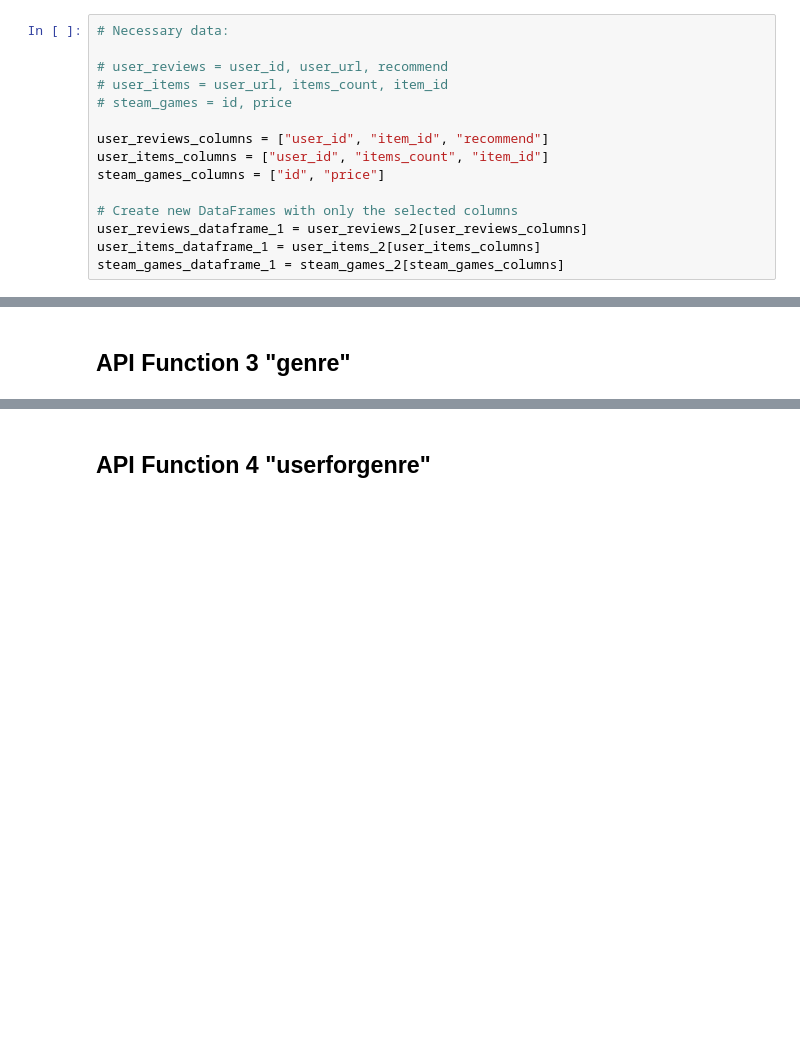
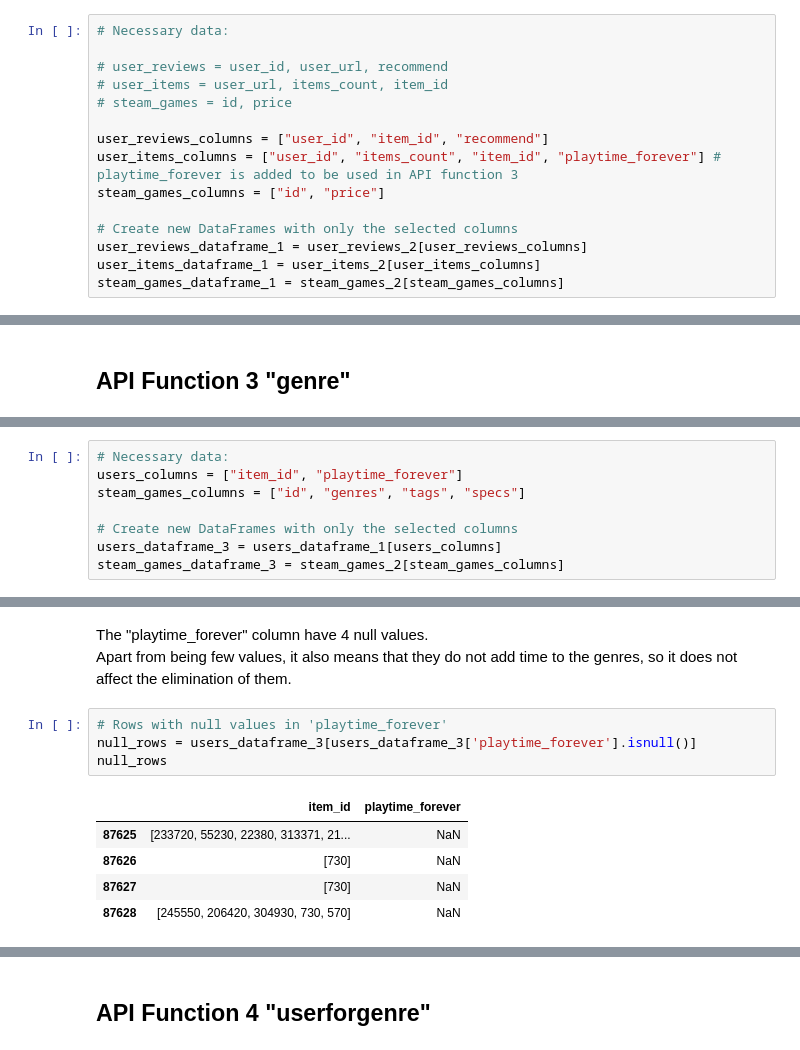
Before and after one commit to ronniefuertes/game-recommendation-system, a Jupyter notebook: eda/data_analysis.ipynb, the cells around one changed output, grey strips where cells are left out. Cells and saved outputs as stored; diff of their text form; blank space fills up the shorter version.

Commit message:
API function
3rd function

```diff
--- a/eda/data_analysis.ipynb
+++ b/eda/data_analysis.ipynb
@@ -378,7 +448,7 @@ Index(['publisher', 'genres', 'app_name', 'title', 'url', 'release_date',
 # steam_games = id, price
 
 user_reviews_columns = ["user_id", "item_id", "recommend"]
-user_items_columns = ["user_id", "items_count", "item_id"]
+user_items_columns = ["user_id", "items_count", "item_id", "playtime_forever"] # playtime_forever is added to be used in API function 3
 steam_games_columns = ["id", "price"]
 
 # Create new DataFrames with only the selected columns
@@ -598,0 +689,8 @@ user_reviews_dataframe_2.to_csv('../api/datasets/user_data_2.csv', index=False)
+# %%
+# Necessary data:
+users_columns = ["item_id", "playtime_forever"]
+steam_games_columns = ["id", "genres", "tags", "specs"]
+
+# Create new DataFrames with only the selected columns
+users_dataframe_3 = users_dataframe_1[users_columns]
+steam_games_dataframe_3 = steam_games_2[steam_games_columns]
@@ -598,0 +711,13 @@ user_reviews_dataframe_2.to_csv('../api/datasets/user_data_2.csv', index=False)
+# %% [markdown]
+The "playtime_forever" column have 4 null values.<br>
+Apart from being few values, it also means that they do not add time to the genres, so it does not affect the elimination of them.
+# %%
+# Rows with null values in 'playtime_forever'
+null_rows = users_dataframe_3[users_dataframe_3['playtime_forever'].isnull()]
+null_rows
+# %% [output]
+|  | item_id | playtime_forever |
+| 87625 | [233720, 55230, 22380, 313371, 21... | NaN |
+| 87626 | [730] | NaN |
+| 87627 | [730] | NaN |
+| 87628 | [245550, 206420, 304930, 730, 570] | NaN |
```
Also changed, not shown: parts of 34 cells of this notebook, 4 other files.
